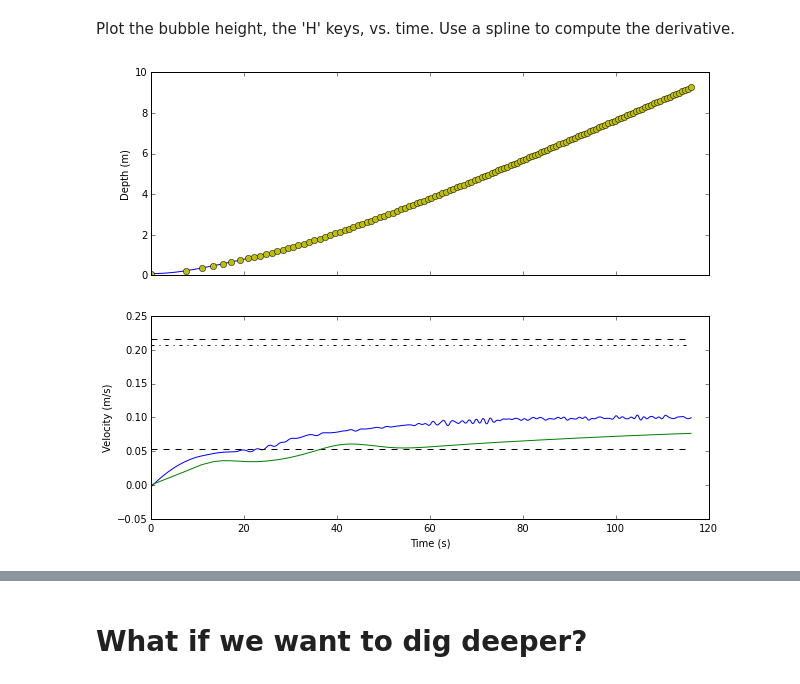
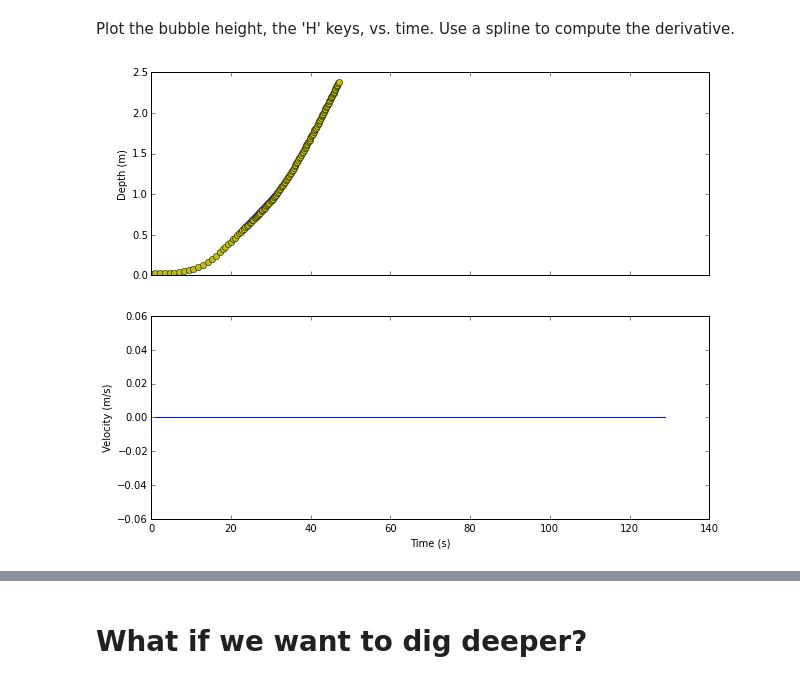
Before and after one commit to maxhutch/thesis-notebooks, a Jupyter notebook: Bubble height and velocity.ipynb, the cells around one changed output, grey strips where cells are left out. Cells and saved outputs as stored; diff of their text form; code cells hidden in the pictures.

```diff
--- a/Bubble height and velocity.ipynb
+++ b/Bubble height and velocity.ipynb
@@ -26,15 +26,16 @@ from glopen import glopen, glopen_many
 Configuration for this figure.
 # %%
 config = Foo()
-config.name     = "HighAspect/HA_visc/HA_visc"
+config.name     = "HighAspect/HA_conductivity_1.0E-5/HA_conductivity_1.0E-5"
 #config.arch_end = "maxhutch#alpha-admin/~/pub/"
-config.arch_end = "alcf#dtn_mira/projects/alpha-nek"
+config.arch_end = "alcf#dtn_mira/projects/alpha-nek/experiments"
 # %% [markdown]
 Open a chest located on a remote globus endpoint and load a remote json configuration file.
 # %%
 c = Chest(path      = "{:s}-results".format(config.name),
           open      = partial(glopen,      endpoint=config.arch_end),
-          open_many = partial(glopen_many, endpoint=config.arch_end))
+          open_many = partial(glopen_many, endpoint=config.arch_end),
+          available_memory=1e12)
 sc = CachedSlict(c)
 with glopen(
             "{:s}.json".format(config.name), mode='r',
@@ -51,31 +56,38 @@ c.prefetch(sc[:,'flux_proj_z'].full_keys())
 Plot the bubble height, the 'H' keys, vs. time.
 Use a spline to compute the derivative.
 # %%
-spl = InterpolatedUnivariateSpline(sc[:,'H'].keys(), sc[:,'H'].values(), k=3)
+spl = InterpolatedUnivariateSpline(sc[:,'H'].keys(), sc[:,'h'].values(), k=3)
 dHdt = spl.derivative()
 Ts = np.linspace(sc[:,'H'].keys()[0], sc[:,'H'].keys()[-1], 1000)
 V = -dHdt(Ts)
-theory0 = np.sqrt(
+theory0 = np.sqrt(params["atwood"] * params["g"] * 2 * params["extent_mesh"][0] / np.pi)
+
+theory1 = np.sqrt(
                   params["atwood"] * params["g"] * params["extent_mesh"][0] / np.pi
                 + (2.*np.pi*params["viscosity"] / params["extent_mesh"][0])**2
                 ) - (2.*np.pi*params["viscosity"] / params["extent_mesh"][0])
-theory1 = params["atwood"] * params["g"] * params["extent_mesh"][0]**2 / (
+theory2 = params["atwood"] * params["g"] * params["extent_mesh"][0]**2 / (
           113.816*params["viscosity"])
-theory2 = 0.008440 * params["atwood"] * params["g"] * params["extent_mesh"][0]**2 / params["viscosity"]
+theory3 = 0.008440 * params["atwood"] * params["g"] * params["extent_mesh"][0]**2 / params["viscosity"]
 
-flux_midplane = np.array([sc[t,'flux_proj_z'][7168] for t in sc[:,'flux_proj_z'].keys()])
+flux_midplane = np.array([sc[t,'flux_proj_z'][1892] for t in sc[:,'flux_proj_z'].keys()])
+flux_total = np.array([np.sum(sc[t,'flux_proj_z']) for t in sc[:,'flux_proj_z'].keys()])
 
 fig, axs = plt.subplots(2,1, sharex=True)
-axs[0].plot(Ts, -spl(Ts));
+axs[0].plot(Ts, spl(Ts)/128);
 axs[0].plot(sc[:,'H'].keys(), -np.array(sc[:,'H'].values()), 'yo');
 axs[0].set_ylabel('Depth (m)')
-axs[1].plot(Ts, V);
-axs[1].plot([Ts[0],Ts[-1]], [theory0, theory0], 'k--');
-axs[1].plot([Ts[0],Ts[-1]], [theory1, theory1], 'k--');
-axs[1].plot([Ts[0],Ts[-1]], [theory2, theory2], 'k-.');
-axs[1].plot(sc[:,'flux_proj_z'].keys(), 2.*flux_midplane)
+#axs[1].plot(sc[:,'frame'].values(), -V/128);
+#axs[1].plot([Ts[0],Ts[-1]], [theory0, theory0], 'k--');
+#axs[1].plot([Ts[0],Ts[-1]], [theory1, theory1], 'k-.');
+#axs[1].plot([Ts[0],Ts[-1]], [theory2, theory2], 'k--');
+#axs[1].plot([Ts[0],Ts[-1]], [theory3, theory3], 'k-.');
+#axs[1].plot(sc[:,'frame'].values(), 16.*flux_midplane)
+axs[1].plot(sc[:,'frame'].values(), sc[:,'Dissipated'].values())
+#axs[1].plot(sc[:,'frame'].values(), flux_total)
 axs[1].set_ylabel('Velocity (m/s)')
 axs[1].set_xlabel('Time (s)');
+#plt.xlim([20,40])
 plt.savefig('Figure1.eps')
 # %% [output]
-[figure, old version]
+[figure, new version]
```
Also changed, not shown: parts of 9 cells of this notebook, 2 other files.
